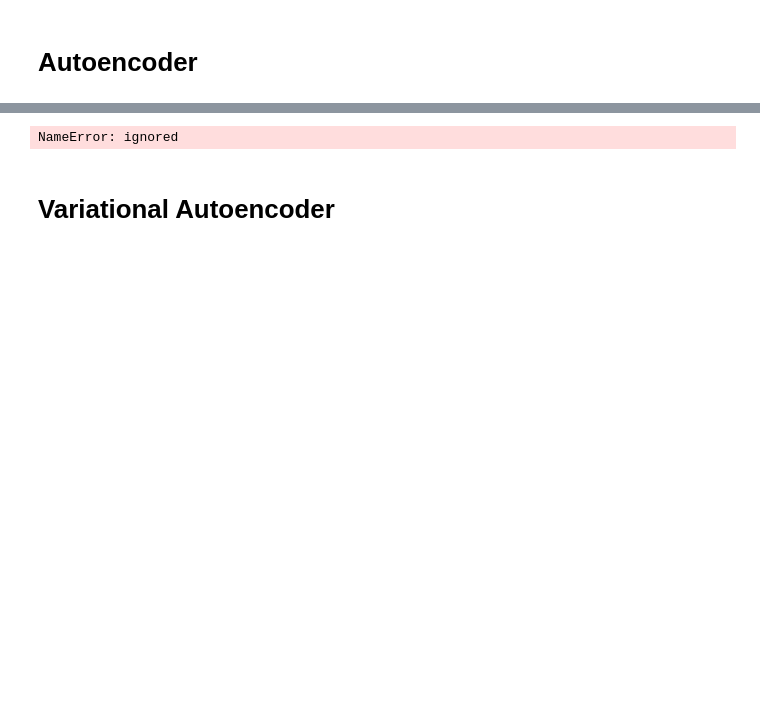
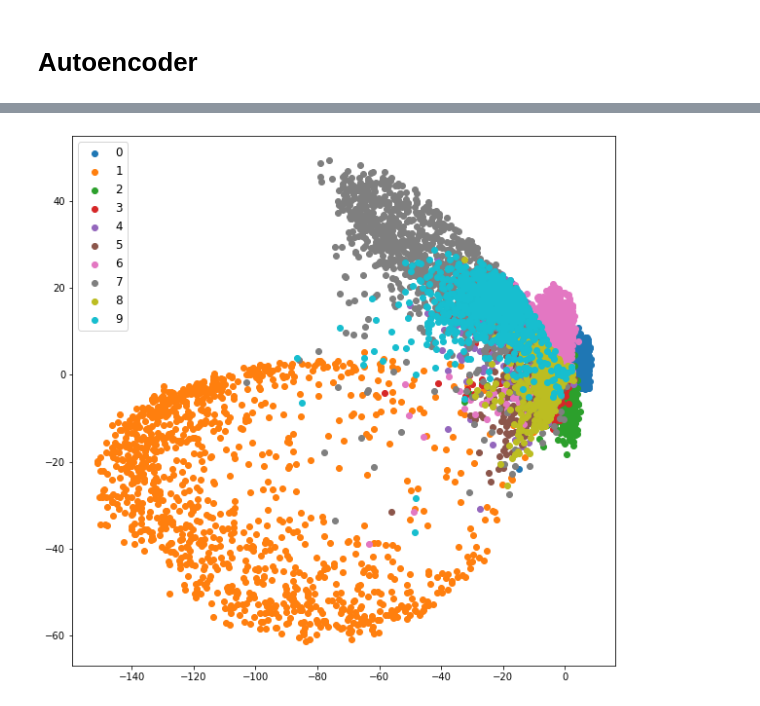
Before and after one commit to oneoftwo/generative_model_tutorial, a Jupyter notebook: AE.ipynb, the cells around one changed output, grey strips where cells are left out. Cells and saved outputs as stored; diff of their text form; code cells hidden in the pictures; blank space fills up the shorter version.

```diff
--- a/AE.ipynb
+++ b/AE.ipynb
@@ -199,36 +183,44 @@ size of regenerated image torch.Size([128, 1, 28, 28]) True
 # %%
+################################################################################
+# plot fxns ####################################################################
+
 def plot_scatter(model, loader):
     # get z sampling
     model.cpu()
     z_sampled = []
     label_sampled = []
     for imgs, labels in loader:
         _, z = model(imgs)
         z_sampled.append(z) # z[b 2]
         label_sampled.append(labels)
     del imgs
     z_to_plot = torch.cat(z_sampled, dim=0).cpu() # z[n 2]
     label_to_plot = torch.cat(label_sampled, dim=0)
-    z_to_plot = z_to_plot[:10000,:]
-    label_to_plot = label_to_plot[:10000]
+    z_to_plot = z_to_plot[:,:]
+    label_to_plot = label_to_plot[:]
     # plot
     x_data = z_to_plot[:,0].squeeze().detach().numpy()
     y_data = z_to_plot[:,1].squeeze().detach().numpy()
     label_data = label_to_plot[:].squeeze().detach().numpy()
-    plot_group = [[[],[]], [[],[]], [[],[]], [[],[]], [[],[]], [[],[]], [[],[]], [[],[]], [[],[]], [[],[]]]
+    plot_group = [[[],[]] for _ in range(10)]
     for idx in range(len(x_data)):
         label = label_data[idx]
         plot_group[label][0].append(x_data[idx])
         plot_group[label][1].append(y_data[idx])
     plt.figure(figsize=(10,10))
     for number, group in enumerate(plot_group):
         x, y = group
         plt.scatter(x, y, label = str(number))
     plt.legend(fontsize=12, loc='upper left')
     plt.show()
     return None
+
+################################################################################
+
+
+################################################################################
+# plot z vector#################################################################
 plot_scatter(trained_ae, test_loader)
+################################################################################
 # %% [output]
-NameError: ignored
+[figure, added]
-# %% [markdown]
-# **Variational Autoencoder**
```
Also changed, not shown: parts of 13 cells of this notebook.
